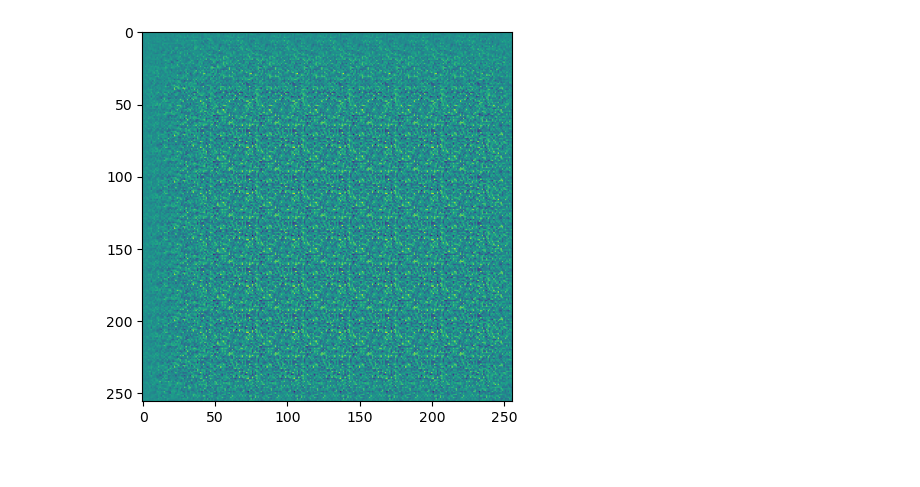
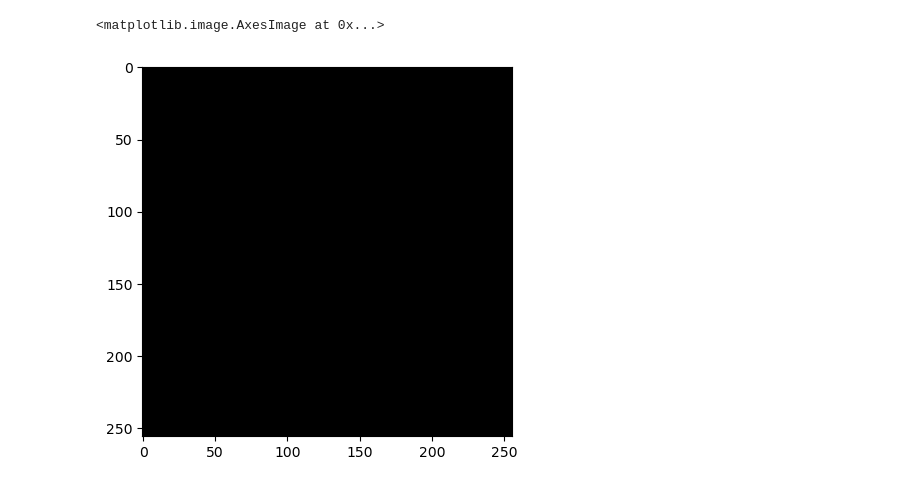
Before and after one commit to joobumjin/SlotAttention, a Jupyter notebook: eval-Local.ipynb, the cells around one changed output. Drawn from its saved outputs; the diff is of its cells as text; code cells hidden in the pictures.

```diff
--- a/eval-Local.ipynb
+++ b/eval-Local.ipynb
@@ -16,7 +16,7 @@ from model import build_model
 # Hyperparameters.
 batch_size = 8
 num_slots = 7
-num_iterations = 3
+num_iterations = 7
 ckpt_path = "training"  # Path to model checkpoint.
 # %%
 def load_model(checkpoint_dir, num_slots=7, num_iterations=5, batch_size=8):
@@ -89,3 +91,3 @@ Clipping input data to the valid range for imshow with RGB data ([0..1] for floa
 # %%
-plt.imshow(masks[0])
+plt.imshow(recons[1])
 # %% [output]
@@ -93 +95,2 @@ plt.imshow(masks[0])
+<matplotlib.image.AxesImage at 0x...>
-[figure, old version]
+[figure, new version]
```
Also changed, not shown: parts of 5 cells of this notebook, 5 other files.
